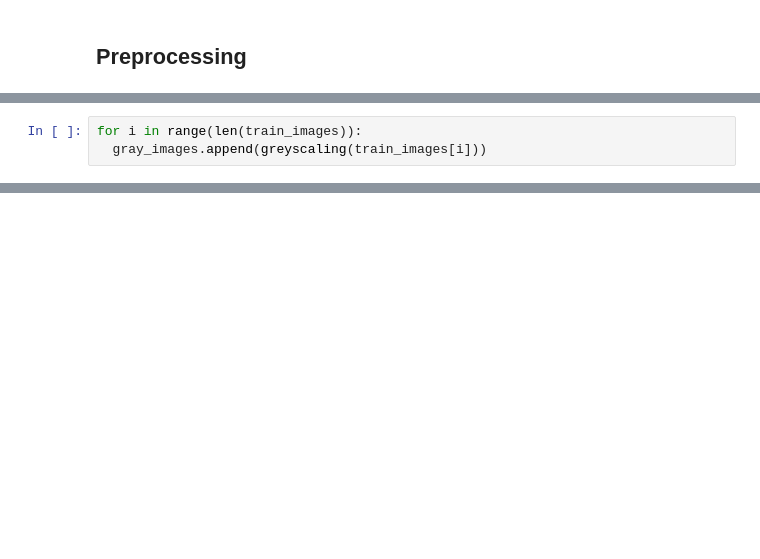
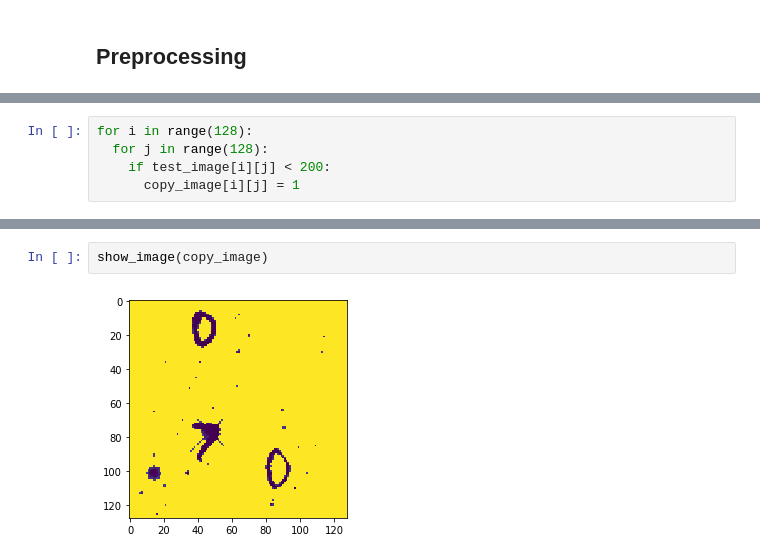
Before and after one commit to rickyychen/MNIST_Max-digits, a Jupyter notebook: Copy_of_MNIST_Max_digits.ipynb, the cells around one changed output, grey strips where cells are left out. Drawn from its saved outputs; the diff is of its cells as text; blank space fills up the shorter version.

```diff
--- a/Copy_of_MNIST_Max_digits.ipynb
+++ b/Copy_of_MNIST_Max_digits.ipynb
@@ -79,3 +82,0 @@ def greyscaling(original_image):
-# %%
-for i in range(len(train_images)):
-  gray_images.append(greyscaling(train_images[i]))
@@ -81,0 +87,5 @@ for i in range(len(train_images)):
+# %%
+for i in range(128):
+  for j in range(128):
+    if test_image[i][j] < 200:
+      copy_image[i][j] = 1
@@ -81,0 +98,4 @@ for i in range(len(train_images)):
+# %%
+show_image(copy_image)
+# %% [output]
+[figure, added]
```
Also changed, not shown: parts of 11 cells of this notebook.
